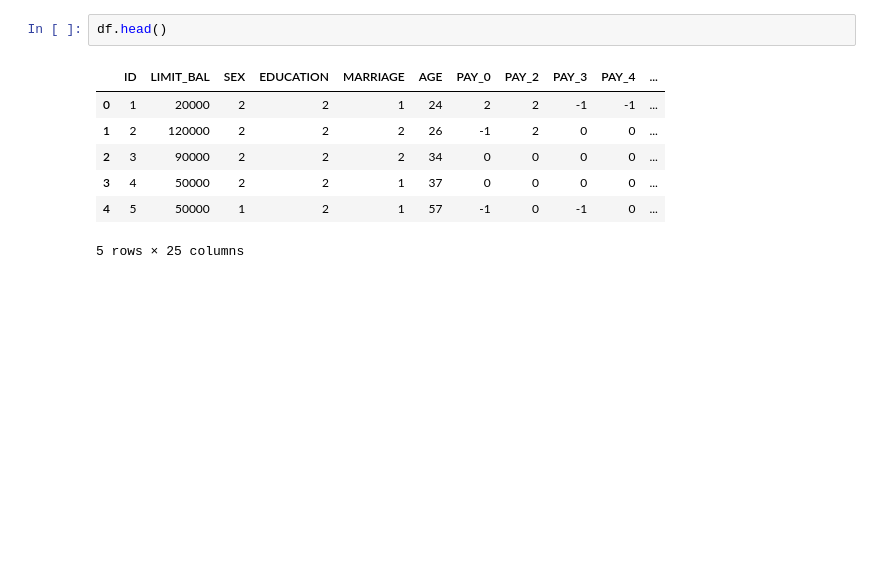
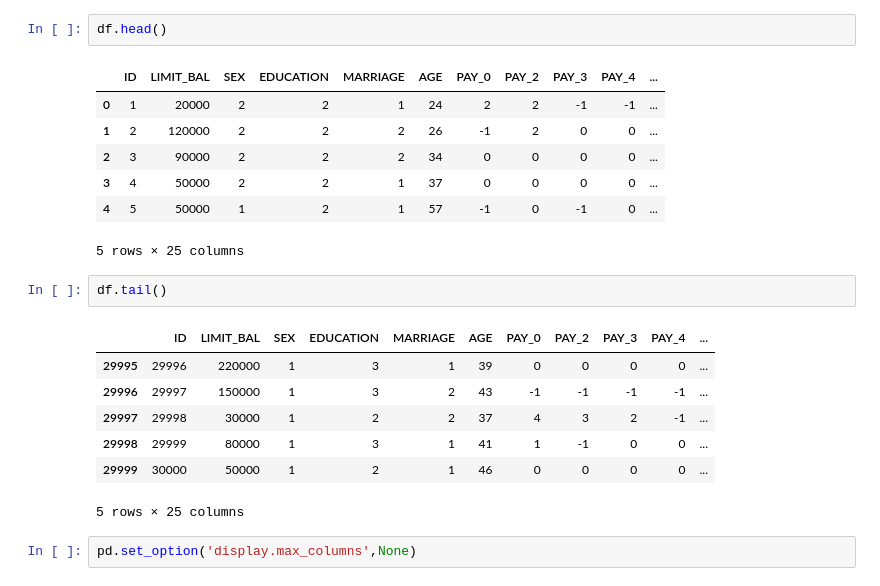
Before and after one commit to IfrazQazi/Credit-Card-Default-Prediction, a Jupyter notebook: Credit_Card_Default_Prediction.ipynb, the cells around one changed output. Cells and saved outputs as stored; diff of their text form; blank space fills up the shorter version.

```diff
--- a/Credit_Card_Default_Prediction.ipynb
+++ b/Credit_Card_Default_Prediction.ipynb
@@ -74,3 +74,15 @@ df.head()
 | 3 | 4 | 50000 | 2 | 2 | 1 | 37 | 0 | 0 | 0 | 0 | ... |
 | 4 | 5 | 50000 | 1 | 2 | 1 | 57 | -1 | 0 | -1 | 0 | ... |
 5 rows × 25 columns
+# %%
+df.tail()
+# %% [output]
+|  | ID | LIMIT_BAL | SEX | EDUCATION | MARRIAGE | AGE | PAY_0 | PAY_2 | PAY_3 | PAY_4 | ... |
+| 29995 | 29996 | 220000 | 1 | 3 | 1 | 39 | 0 | 0 | 0 | 0 | ... |
+| 29996 | 29997 | 150000 | 1 | 3 | 2 | 43 | -1 | -1 | -1 | -1 | ... |
+| 29997 | 29998 | 30000 | 1 | 2 | 2 | 37 | 4 | 3 | 2 | -1 | ... |
+| 29998 | 29999 | 80000 | 1 | 3 | 1 | 41 | 1 | -1 | 0 | 0 | ... |
+| 29999 | 30000 | 50000 | 1 | 2 | 1 | 46 | 0 | 0 | 0 | 0 | ... |
+5 rows × 25 columns
+# %%
+pd.set_option('display.max_columns',None)
```
Also changed, not shown: parts of 44 cells of this notebook.
